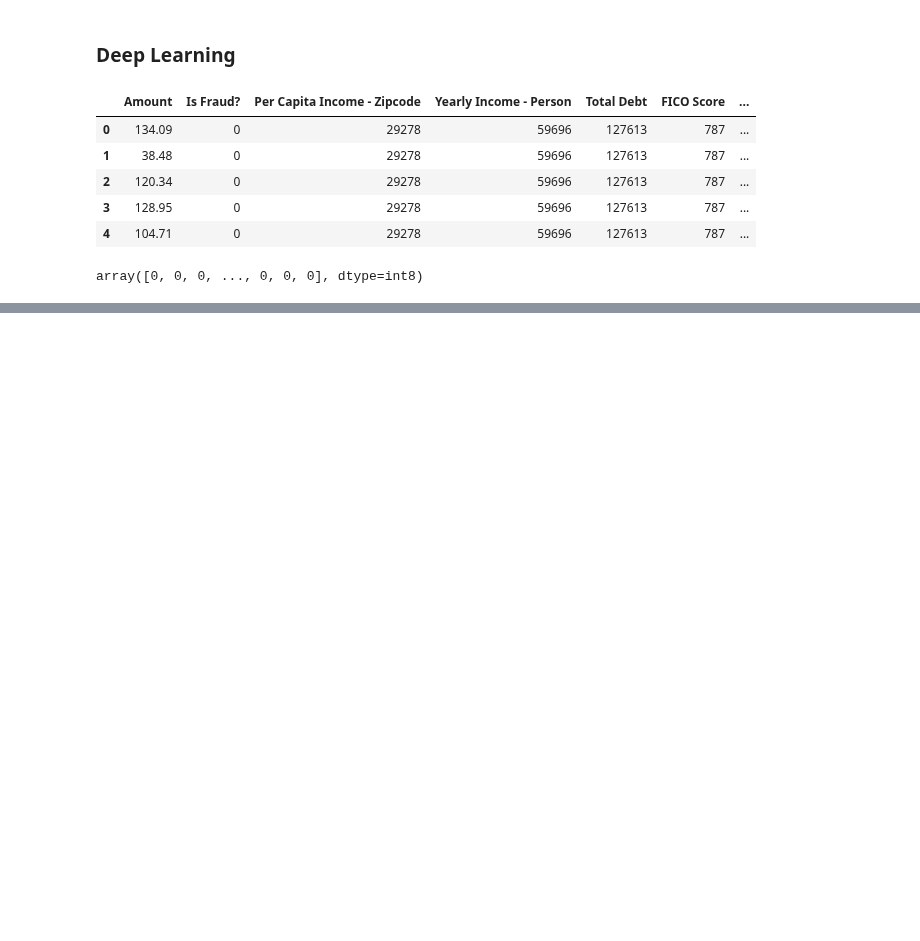
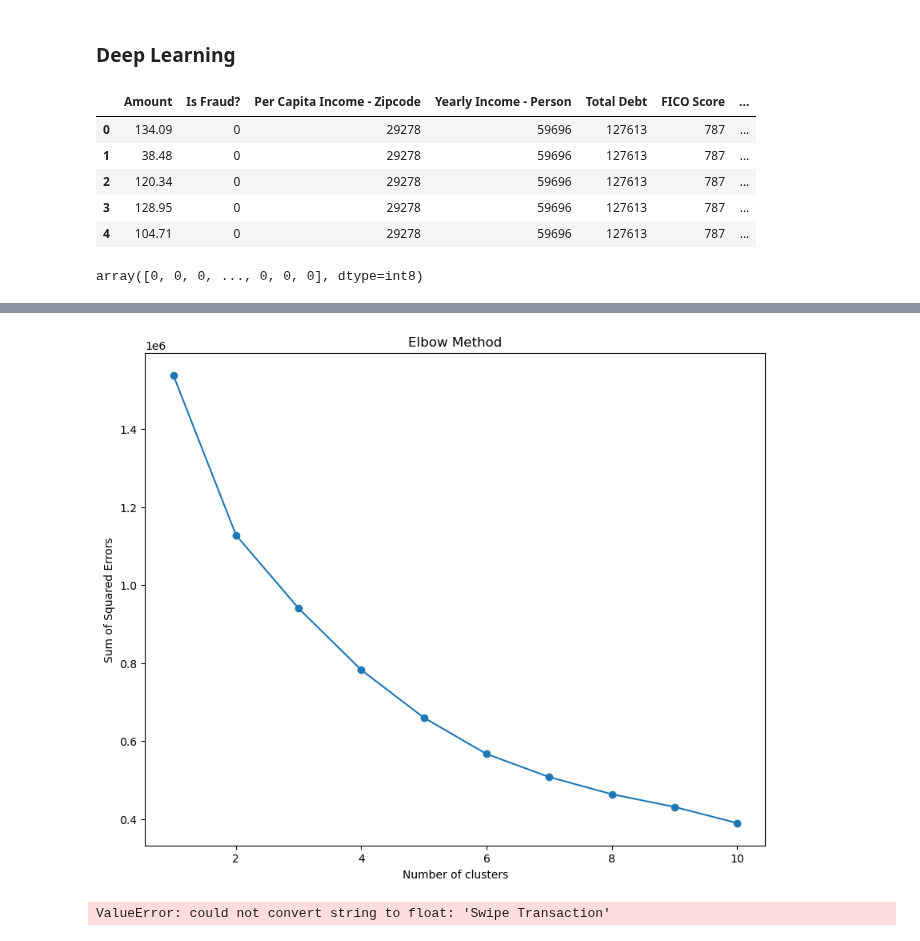
Before and after one commit to wrube/Project_4_Group_2, a Jupyter notebook: create_dataset_aleks.ipynb, the cells around one changed output, grey strips where cells are left out. Drawn from its saved outputs; the diff is of its cells as text; code cells hidden in the pictures; blank space fills up the shorter version.

```diff
--- a/create_dataset_aleks.ipynb
+++ b/create_dataset_aleks.ipynb
@@ -917,0 +1231,57 @@ print(f"Loss: {model_loss}, Accuracy: {model_accuracy}")
+# %%
+from sklearn.metrics import silhouette_score
+
+
+# Defining categorical and numerical columns
+categorical_features = ['Use Chip', 'Merchant State', 'Errors?', 'time_of_day']
+numerical_features = ['Amount', 'Per Capita Income - Zipcode', 'Yearly Income - Person', 'Total Debt',
+                      'FICO Score', 'Num Credit Cards', 'Has Chip', 'Cards Issued', 'International',
+                      'Online', 'Age_at_transaction', 'income_to_debt', 'day_of_week', 'distances']
+
+# Fit the data to the instance of the model
+test_df = merged_and_drop_df.drop(columns=['Is Fraud?', 'timestamp'])
+
+# Preprocessing pipeline for numerical and categorical features
+preprocessor = ColumnTransformer(
+    transformers=[
+        ('num', StandardScaler(), numerical_features),
+        ('cat', OneHotEncoder(handle_unknown='ignore'), categorical_features)
+    ])
+
+# Elbow Method
+sse = []
+for k in range(1, 11):
+    kmeans = Pipeline(steps=[
+        ('preprocessor', preprocessor),
+        ('kmeans', KMeans(n_clusters=k, random_state=42))
+    ])
+    kmeans.fit(test_df)
+    sse.append(kmeans.named_steps['kmeans'].inertia_)
+
+plt.figure(figsize=(10, 8))
+plt.plot(range(1, 11), sse, marker='o')
+plt.title('Elbow Method')
+plt.xlabel('Number of clusters')
+plt.ylabel('Sum of Squared Errors')
+plt.show()
+
+# Silhouette Score
+silhouette_scores = []
+for k in range(2, 11):
+    kmeans = Pipeline(steps=[
+        ('preprocessor', preprocessor),
+        ('kmeans', KMeans(n_clusters=k, random_state=42))
+    ])
+    kmeans.fit(test_df)
+    cluster_labels = kmeans.named_steps['kmeans'].labels_
+    silhouette_scores.append(silhouette_score(test_df, cluster_labels))
+
+plt.figure(figsize=(10, 8))
+plt.plot(range(2, 11), silhouette_scores, marker='o')
+plt.title('Silhouette Scores')
+plt.xlabel('Number of clusters')
+plt.ylabel('Silhouette Score')
+plt.show()
+# %% [output]
+[figure, added]
+ValueError: could not convert string to float: 'Swipe Transaction'
```
Also changed, not shown: parts of 21 cells of this notebook, 1 other file.
